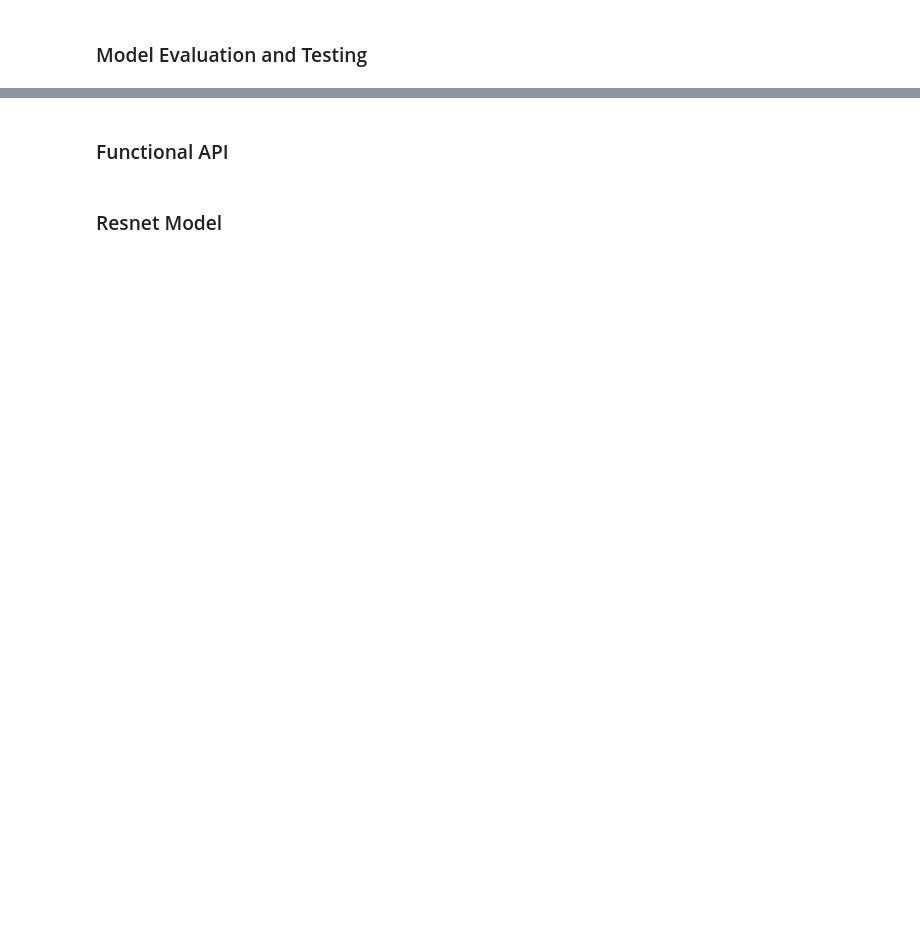
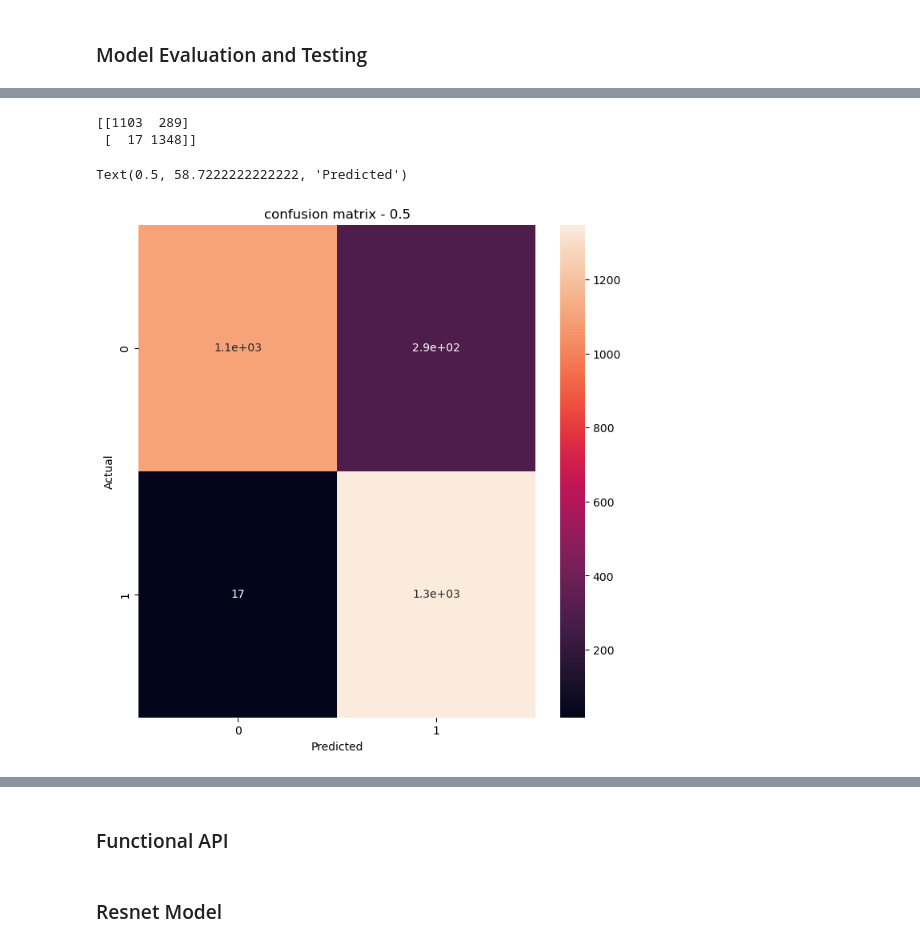
Before and after one commit to ehsansiddiqui/Malaria_Detection, a Jupyter notebook: notebook/Malaria Detection.ipynb, the cells around one changed output, grey strips where cells are left out. Cells and saved outputs as stored; diff of their text form; code cells hidden in the pictures; blank space fills up the shorter version.

```diff
--- a/notebook/Malaria Detection.ipynb
+++ b/notebook/Malaria Detection.ipynb
@@ -509,0 +567,8 @@ for i, (image, label) in enumerate(test_dataset.take(9)):
+# %%
+labels = []
+
+inp = []
+
+for x,y in test_dataset.as_numpy_iterator():
+    labels.append(y)
+    inp.append(x)
@@ -509,0 +581,3 @@ for i, (image, label) in enumerate(test_dataset.take(9)):
+# %%
+# print(labels)
+labels = np.array([i[0] for i in labels])
@@ -509,0 +588,3 @@ for i, (image, label) in enumerate(test_dataset.take(9)):
+# %%
+predicted = lenet_custom_model.predict(np.array(inp)[:,0,...])
+print(predicted[:,0])
@@ -509,0 +594,20 @@ for i, (image, label) in enumerate(test_dataset.take(9)):
+# %%
+threshold = 0.5
+
+cm = confusion_matrix(labels, predicted > threshold)
+
+print(cm)
+
+plt.figure(figsize = (8,8))
+
+sns.heatmap(cm, annot = True,)
+
+plt.title('confusion matrix - {}'.format(threshold))
+
+plt.ylabel('Actual')
+plt.xlabel('Predicted')
+# %% [output]
+[[1103  289]
+ [  17 1348]]
+Text(0.5, 58.7222222222222, 'Predicted')
+[figure, added]
```
Also changed, not shown: parts of 30 cells of this notebook, 2 other files.
